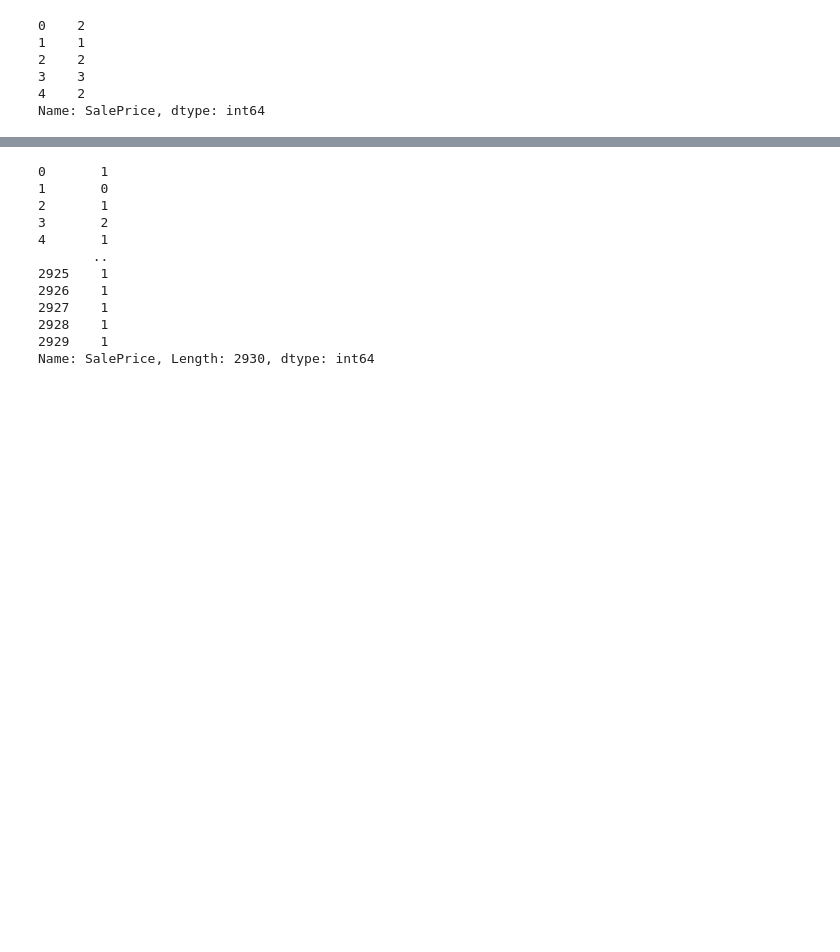
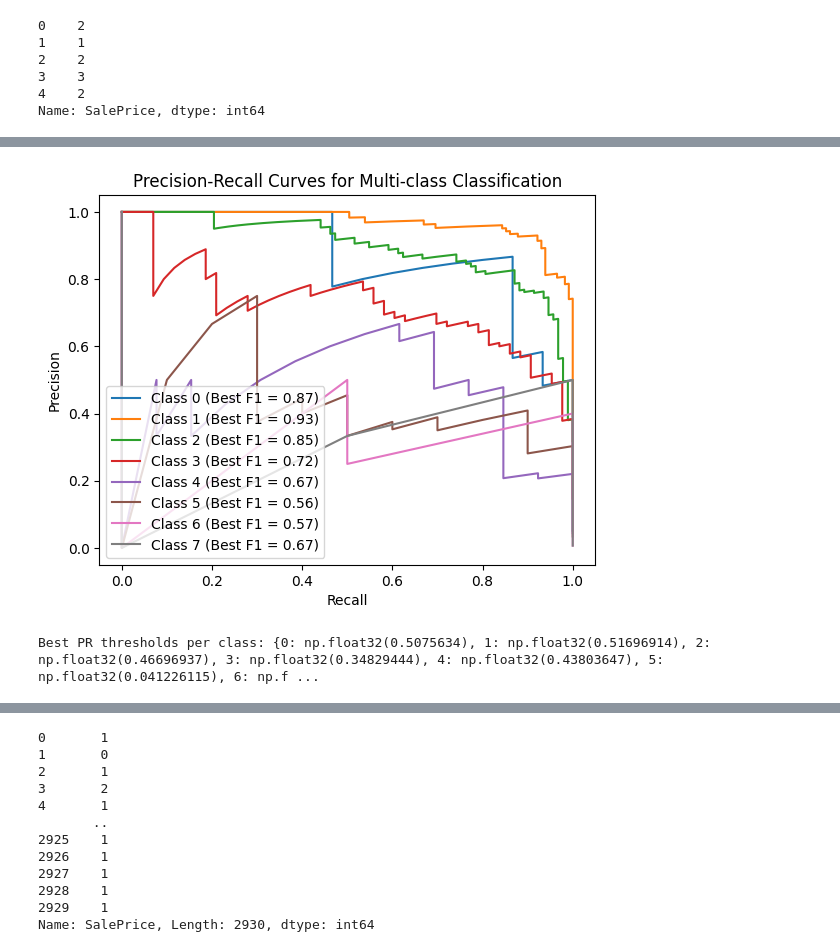
Before and after one commit to chiracarla/lab1, a Jupyter notebook: lab3.ipynb, the cells around one changed output, grey strips where cells are left out. Saved outputs shown, nothing was run; the diff lists cells and outputs as text; code cells hidden in the pictures; blank space fills up the shorter version.

```diff
--- a/lab3.ipynb
+++ b/lab3.ipynb
@@ -320,0 +344,19 @@ print(" Actual class labels   :", y_test[:5])
+# %%
+best_treshold = {}
+y_test_bin = label_binarize(y_test, classes=np.unique(y_test))
+n_classes = y_test_bin.shape[1]
+
+for i in range(n_classes):
+    fpr, tpr, thresholds = roc_curve(y_test_bin[:, i], y_probI[:, i])
+    j_scores = tpr - fpr
+    best_threshold_index = np.argmax(j_scores)
+
+    best_treshold[i] = {
+        'threshold': thresholds[best_threshold_index],
+        'tpr': tpr[best_threshold_index],
+        'fpr': fpr[best_threshold_index]
+    }
+
+print("Best thresholds for each class:")
+for cls, vals in best_treshold.items():
+    print(f"Class {cls}: Threshold = {vals['threshold']:.4f}, TPR = {vals['tpr']:.4f}, FPR = {vals['fpr']:.4f}")
@@ -320,0 +373,23 @@ print(" Actual class labels   :", y_test[:5])
+# %%
+from sklearn.metrics import precision_recall_curve
+
+best_pr_thresholds = {}
+n_classes = y_test_bin.shape[1]
+
+plt.figure()
+for i in range(n_classes):
+    precision, recall, thresholds = precision_recall_curve(y_test_bin[:, i], y_probI[:, i])
+    f1_scores = 2 * (precision * recall) / (precision + recall + 1e-8)
+    best_idx = np.argmax(f1_scores)
+    best_pr_thresholds[i] = thresholds[best_idx] if best_idx < len(thresholds) else 0.5
+    plt.plot(recall, precision, label=f'Class {i} (Best F1 = {f1_scores[best_idx]:.2f})')
+
+plt.xlabel('Recall')
+plt.ylabel('Precision')
+plt.title('Precision-Recall Curves for Multi-class Classification')
+plt.legend()
+plt.show()
+print("Best PR thresholds per class:", best_pr_thresholds)
+# %% [output]
+[figure, added]
+Best PR thresholds per class: {0: np.float32(0.5075634), 1: np.float32(0.51696914), 2: np.float32(0.46696937), 3: np.float32(0.34829444), 4: np.float32(0.43803647), 5: np.float32(0.041226115), 6: np.f ...
```
Also changed, not shown: parts of 19 cells of this notebook.
